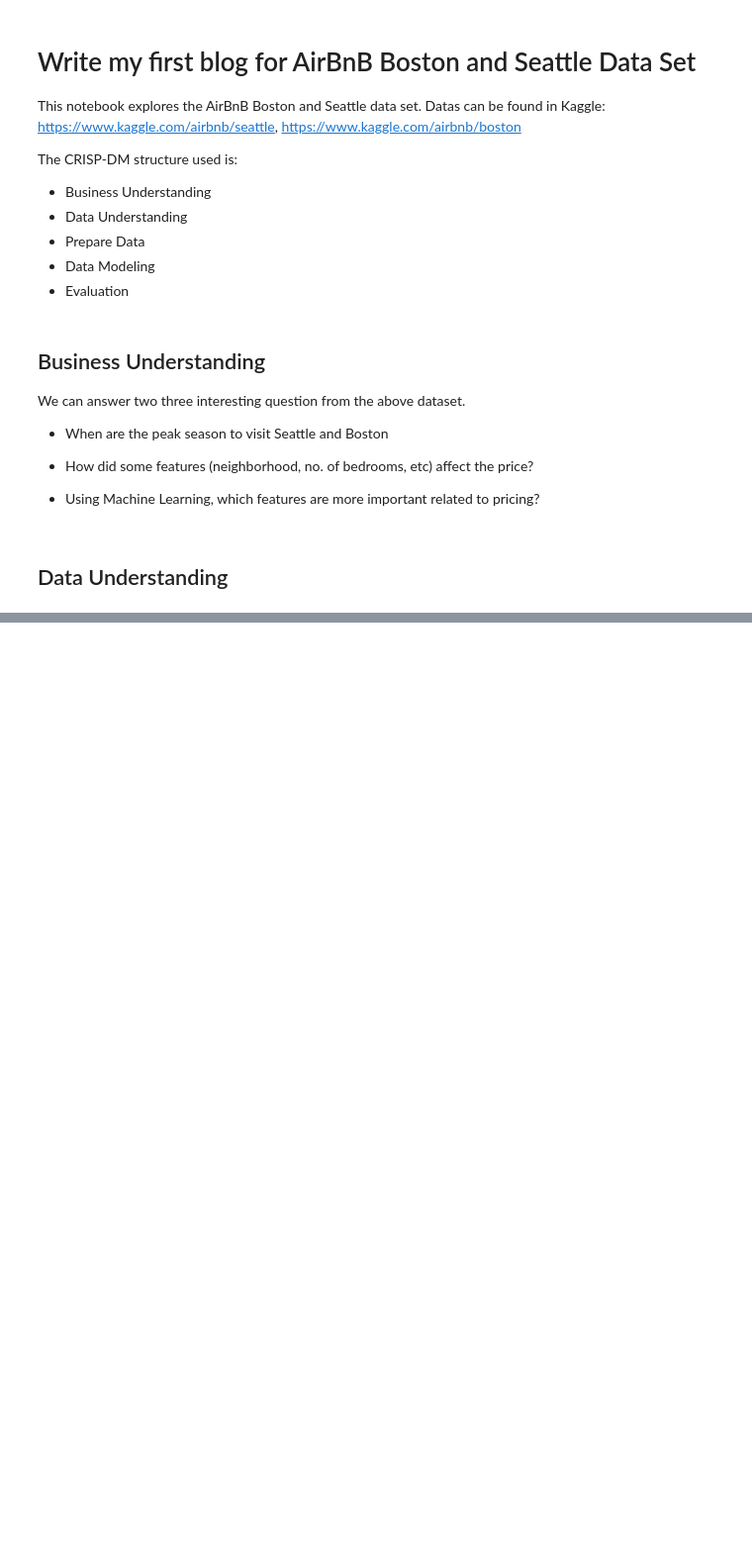
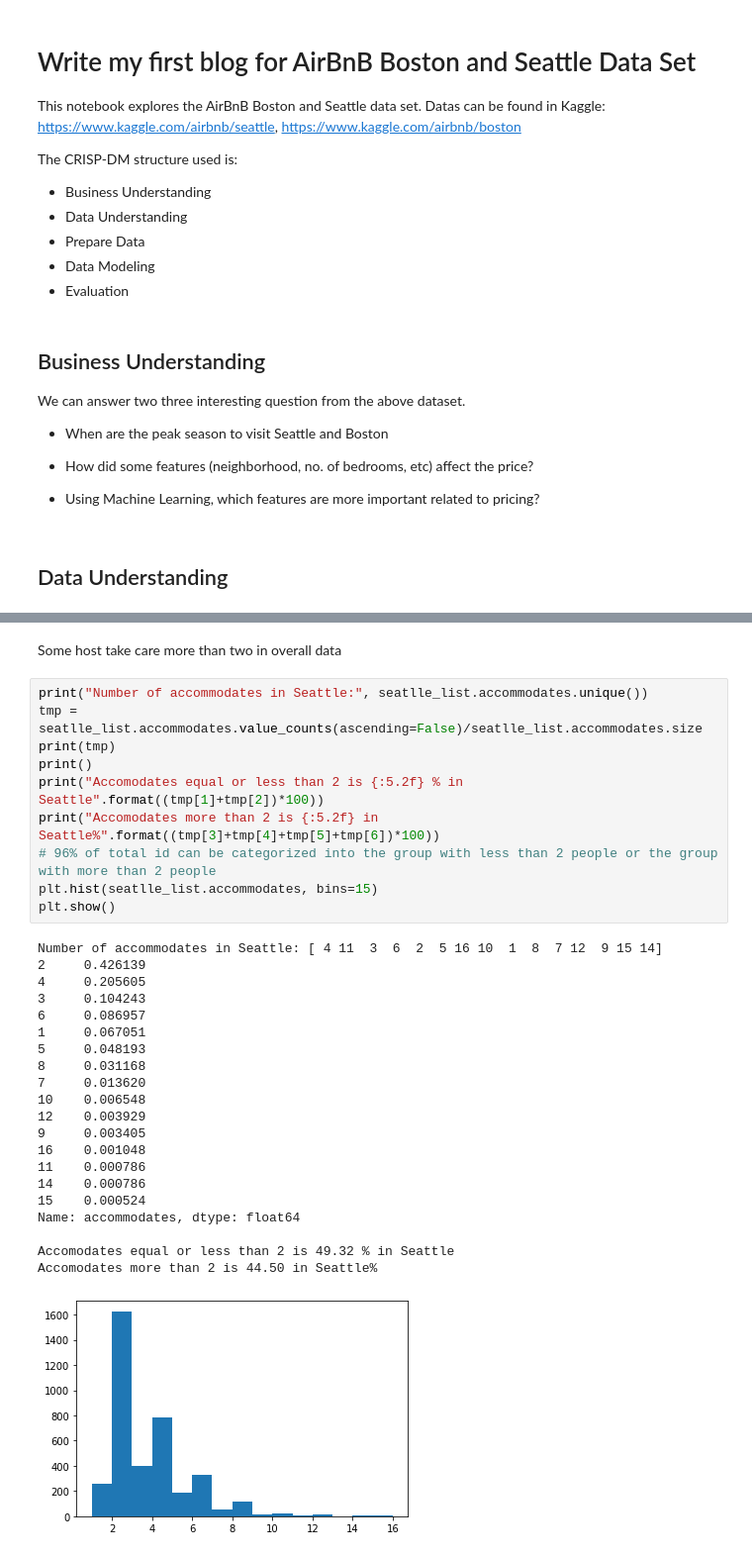
Before and after one commit to mamadcamzis/BostonSeatle, a Jupyter notebook: boston_seattle_blog.ipynb, the cells around one changed output, grey strips where cells are left out. Shown at 99% size. Drawn from its saved outputs; the diff is of its cells as text; blank space fills up the shorter version.

```diff
--- a/boston_seattle_blog.ipynb
+++ b/boston_seattle_blog.ipynb
@@ -41,0 +259,34 @@ boston
+# %% [markdown]
+Some host take care more than two in overall data
+# %%
+print("Number of accommodates in Seattle:", seatlle_list.accommodates.unique())
+tmp =  seatlle_list.accommodates.value_counts(ascending=False)/seatlle_list.accommodates.size
+print(tmp)
+print()
+print("Accomodates equal or less than 2 is {:5.2f} % in Seattle".format((tmp[1]+tmp[2])*100))
+print("Accomodates more than 2 is {:5.2f} in Seattle%".format((tmp[3]+tmp[4]+tmp[5]+tmp[6])*100))
+# 96% of total id can be categorized into the group with less than 2 people or the group with more than 2 people
+plt.hist(seatlle_list.accommodates, bins=15)
+plt.show()
+# %% [output]
+Number of accommodates in Seattle: [ 4 11  3  6  2  5 16 10  1  8  7 12  9 15 14]
+2     0.426139
+4     0.205605
+3     0.104243
+6     0.086957
+1     0.067051
+5     0.048193
+8     0.031168
+7     0.013620
+10    0.006548
+12    0.003929
+9     0.003405
+16    0.001048
+11    0.000786
+14    0.000786
+15    0.000524
+Name: accommodates, dtype: float64
+
+Accomodates equal or less than 2 is 49.32 % in Seattle
+Accomodates more than 2 is 44.50 in Seattle%
+[figure, added]
```
Also changed, not shown: parts of 33 cells of this notebook.
